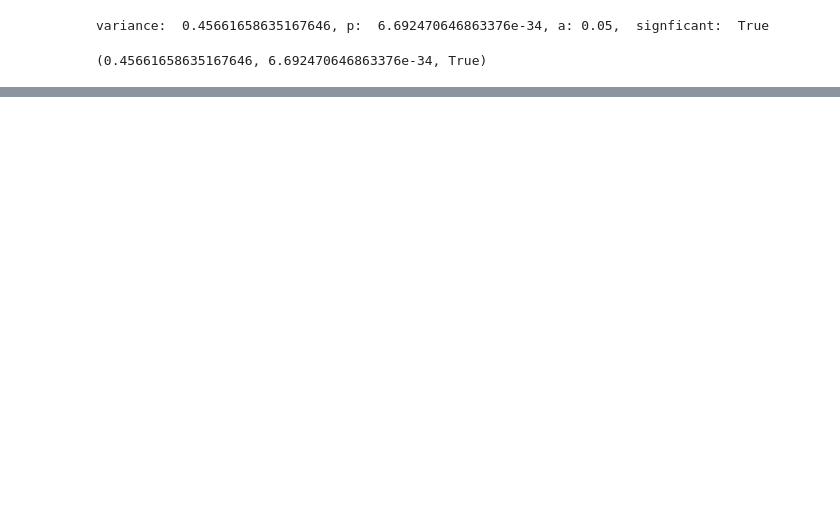
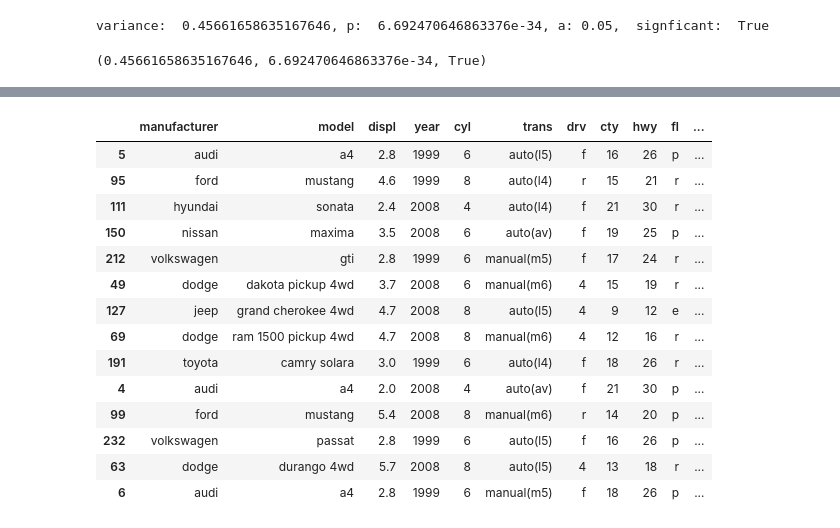
Before and after one commit to david-ryan-alviola/regression-exercises, a Jupyter notebook: evaluate.ipynb, the cells around one changed output, grey strips where cells are left out. Drawn from its saved outputs; the diff is of its cells as text; code cells hidden in the pictures; blank space fills up the shorter version.

```diff
--- a/evaluate.ipynb
+++ b/evaluate.ipynb
@@ -252,0 +280,19 @@ variance:  0.45661658635167646, p:  6.692470646863376e-34, a: 0.05,  signficant:
+# %%
+mpg_df['yhat'] = mpg_ols_model.predict(mpg_df['displ'])
+mpg_df.sample(14)
+# %% [output]
+|  | manufacturer | model | displ | year | cyl | trans | drv | cty | hwy | fl | ... |
+| 5 | audi | a4 | 2.8 | 1999 | 6 | auto(l5) | f | 16 | 26 | p | ... |
+| 95 | ford | mustang | 4.6 | 1999 | 8 | auto(l4) | r | 15 | 21 | r | ... |
+| 111 | hyundai | sonata | 2.4 | 2008 | 4 | auto(l4) | f | 21 | 30 | r | ... |
+| 150 | nissan | maxima | 3.5 | 2008 | 6 | auto(av) | f | 19 | 25 | p | ... |
+| 212 | volkswagen | gti | 2.8 | 1999 | 6 | manual(m5) | f | 17 | 24 | r | ... |
+| 49 | dodge | dakota pickup 4wd | 3.7 | 2008 | 6 | manual(m6) | 4 | 15 | 19 | r | ... |
+| 127 | jeep | grand cherokee 4wd | 4.7 | 2008 | 8 | auto(l5) | 4 | 9 | 12 | e | ... |
+| 69 | dodge | ram 1500 pickup 4wd | 4.7 | 2008 | 8 | manual(m6) | 4 | 12 | 16 | r | ... |
+| 191 | toyota | camry solara | 3.0 | 1999 | 6 | auto(l4) | f | 18 | 26 | r | ... |
+| 4 | audi | a4 | 2.0 | 2008 | 4 | auto(av) | f | 21 | 30 | p | ... |
+| 99 | ford | mustang | 5.4 | 2008 | 8 | manual(m6) | r | 14 | 20 | p | ... |
+| 232 | volkswagen | passat | 2.8 | 1999 | 6 | auto(l5) | f | 16 | 26 | p | ... |
+| 63 | dodge | durango 4wd | 5.7 | 2008 | 8 | auto(l5) | 4 | 13 | 18 | r | ... |
+| 6 | audi | a4 | 2.8 | 1999 | 6 | manual(m5) | f | 18 | 26 | p | ... |
```
Also changed, not shown: parts of 14 cells of this notebook, 1 other file.
